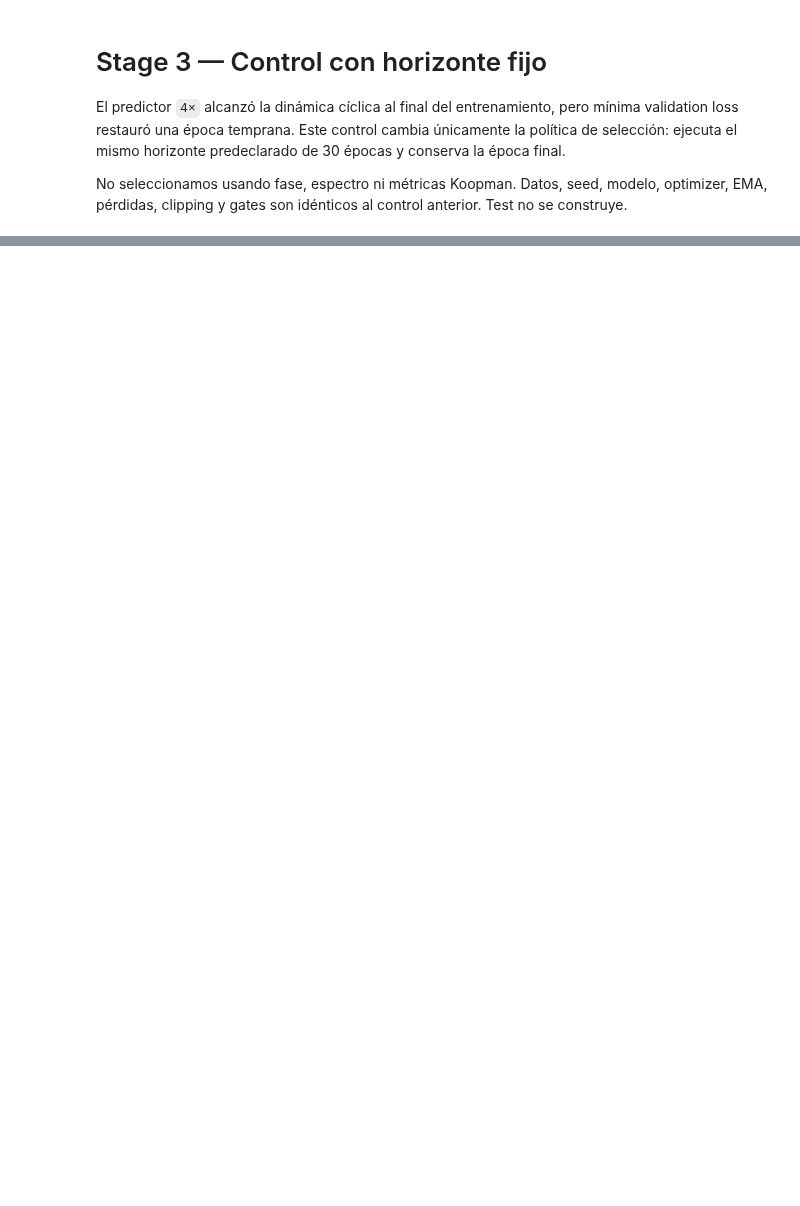
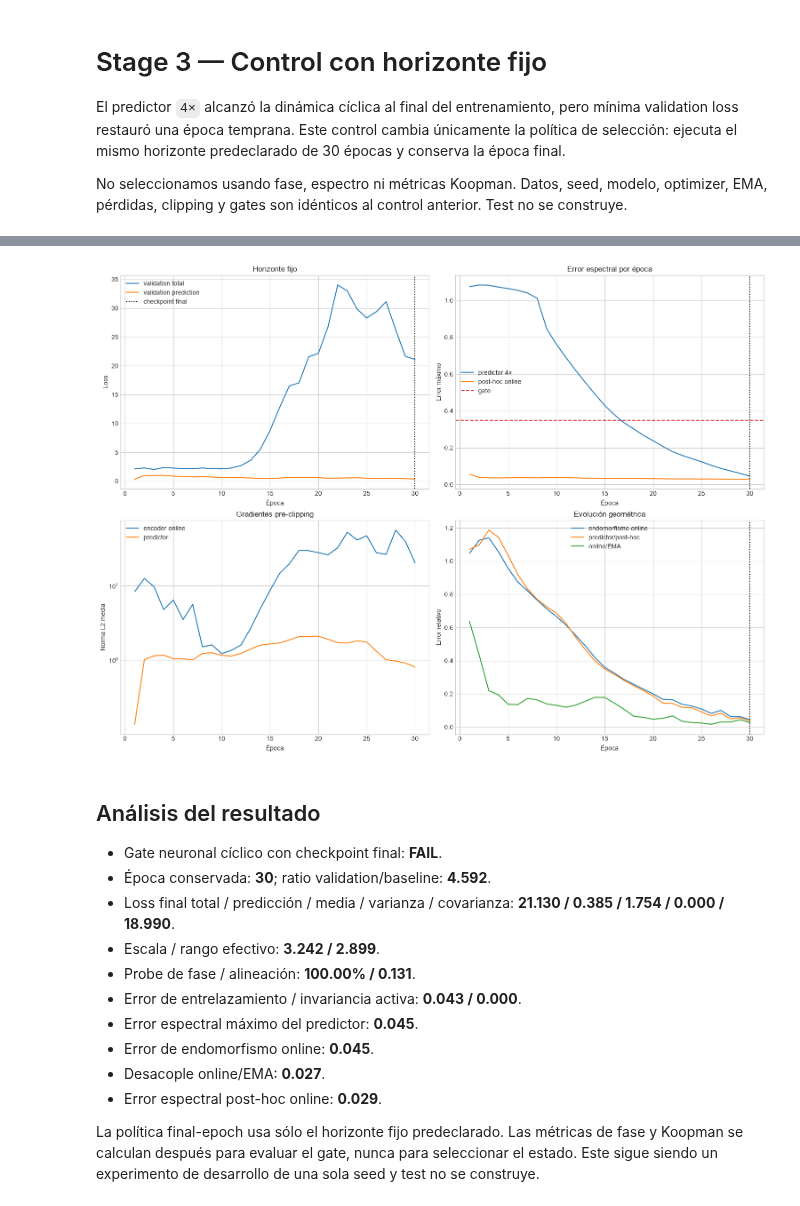
Before and after one commit to micmich05/koopman-jepa, a Jupyter notebook: notebooks/stage3_cyclic_predictor_fast_final_smoke.ipynb, the cells around one changed output, grey strips where cells are left out. Saved outputs shown, nothing was run; the diff lists cells and outputs as text; code cells hidden in the pictures; blank space fills up the shorter version.

Commit message:
results: isolate cyclic scale instability

```diff
--- a/notebooks/stage3_cyclic_predictor_fast_final_smoke.ipynb
+++ b/notebooks/stage3_cyclic_predictor_fast_final_smoke.ipynb
@@ -159,32 +207,49 @@ axes[0, 1].axvline(selected_epoch, color="black", linestyle=":")
 axes[0, 1].set(title="Error espectral por época", xlabel="Época", ylabel="Error máximo")
 axes[0, 1].legend()
 
 axes[1, 0].semilogy(epochs, [row["train_online_gradient_norm"] for row in history], label="encoder online")
 axes[1, 0].semilogy(epochs, [row["train_predictor_gradient_norm"] for row in history], label="predictor")
 axes[1, 0].set(title="Gradientes pre-clipping", xlabel="Época", ylabel="Norma L2 media")
 axes[1, 0].legend()
 
 axes[1, 1].plot(epochs, [row["trace_predictor_online_error"] for row in history], label="endomorfismo online")
 axes[1, 1].plot(epochs, [row["trace_predictor_posthoc_distance"] for row in history], label="predictor/post-hoc")
 axes[1, 1].plot(epochs, [row["trace_online_target_basis_error"] for row in history], label="online/EMA")
 axes[1, 1].axvline(selected_epoch, color="black", linestyle=":")
 axes[1, 1].set(title="Evolución geométrica", xlabel="Época", ylabel="Error relativo")
 axes[1, 1].legend()
 plt.show()
 
 display(Markdown(f"""## Análisis del resultado
 
 - Gate neuronal cíclico con checkpoint final: **{'PASS' if final_checkpoint_gate_passed else 'FAIL'}**.
 - Época conservada: **{selected_epoch}**; ratio validation/baseline: **{validation_loss_ratio:.3f}**.
+- Loss final total / predicción / media / varianza / covarianza: **{selected.loss:.3f} / {selected.prediction_loss:.3f} / {selected.mean_loss:.3f} / {selected.variance_loss:.3f} / {selected.covariance_loss:.3f}**.
 - Escala / rango efectivo: **{metrics['embedding_std_mean']:.3f} / {metrics['effective_rank']:.3f}**.
 - Probe de fase / alineación: **{metrics['linear_probe_accuracy']:.2%} / {metrics['phase_alignment_error']:.3f}**.
 - Error de entrelazamiento / invariancia activa: **{metrics['intertwining_error']:.3f} / {metrics['active_invariance_error']:.3f}**.
 - Error espectral máximo del predictor: **{metrics['spectral_max_absolute_error']:.3f}**.
 - Error de endomorfismo online: **{diagnostics['trained_online_endomorphism_error']:.3f}**.
 - Desacople online/EMA: **{diagnostics['online_target_phase_basis_error']:.3f}**.
 - Error espectral post-hoc online: **{diagnostics['posthoc_online_spectral_max_error']:.3f}**.
 
 La política final-epoch usa sólo el horizonte fijo predeclarado. Las métricas de fase y Koopman se calculan después para evaluar el gate, nunca para seleccionar el estado. Este sigue siendo un experimento de desarrollo de una sola seed y test no se construye.
 """))
+# %% [output]
+[figure, added]
+## Análisis del resultado
+
+- Gate neuronal cíclico con checkpoint final: **FAIL**.
+- Época conservada: **30**; ratio validation/baseline: **4.592**.
+- Loss final total / predicción / media / varianza / covarianza: **21.130 / 0.385 / 1.754 / 0.000 / 18.990**.
+- Escala / rango efectivo: **3.242 / 2.899**.
+- Probe de fase / alineación: **100.00% / 0.131**.
+- Error de entrelazamiento / invariancia activa: **0.043 / 0.000**.
+- Error espectral máximo del predictor: **0.045**.
+- Error de endomorfismo online: **0.045**.
+- Desacople online/EMA: **0.027**.
+- Error espectral post-hoc online: **0.029**.
+
+La política final-epoch usa sólo el horizonte fijo predeclarado. Las métricas de fase y Koopman se calculan después para evaluar el gate, nunca para seleccionar el estado. Este sigue siendo un experimento de desarrollo de una sola seed y test no se construye.
 # %%
 assert final_checkpoint_gate_passed
```
Also changed, not shown: parts of 4 cells of this notebook, 1 other file.
